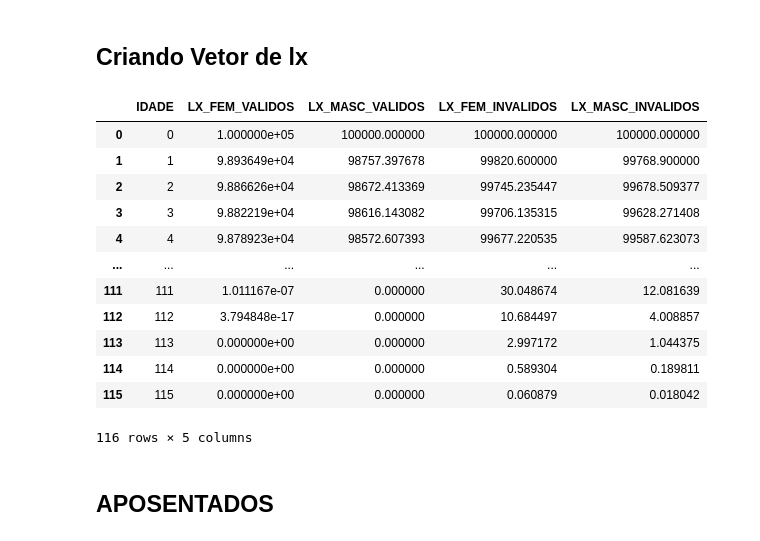
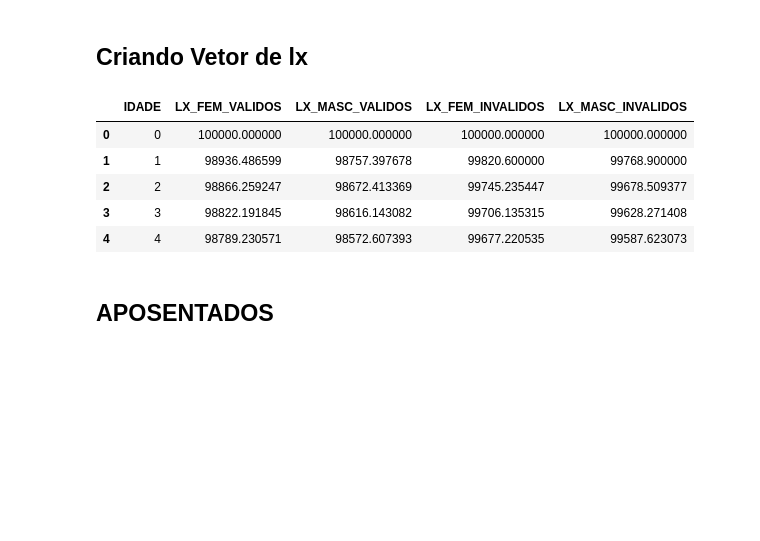
Before and after one commit to alexdesousapereira/CodigosTratamentoRPPS, a Jupyter notebook: PARTE2-CalculoDREAtuarial.ipynb, the cells around one changed output. Cells and saved outputs as stored; diff of their text form; code cells hidden in the pictures; blank space fills up the shorter version.

```diff
--- a/PARTE2-CalculoDREAtuarial.ipynb
+++ b/PARTE2-CalculoDREAtuarial.ipynb
@@ -104,21 +97,14 @@ for i in range(len(axs)):
 # %%
 lxs['IDADE'] = lxs['IDADE'].astype(int)
 # %%
-lxs
+lxs.head()
 # %% [output]
 |  | IDADE | LX_FEM_VALIDOS | LX_MASC_VALIDOS | LX_FEM_INVALIDOS | LX_MASC_INVALIDOS |
-| 0 | 0 | 1.000000e+05 | 100000.000000 | 100000.000000 | 100000.000000 |
-| 1 | 1 | 9.893649e+04 | 98757.397678 | 99820.600000 | 99768.900000 |
-| 2 | 2 | 9.886626e+04 | 98672.413369 | 99745.235447 | 99678.509377 |
-| 3 | 3 | 9.882219e+04 | 98616.143082 | 99706.135315 | 99628.271408 |
-| 4 | 4 | 9.878923e+04 | 98572.607393 | 99677.220535 | 99587.623073 |
-| ... | ... | ... | ... | ... | ... |
-| 111 | 111 | 1.011167e-07 | 0.000000 | 30.048674 | 12.081639 |
-| 112 | 112 | 3.794848e-17 | 0.000000 | 10.684497 | 4.008857 |
-| 113 | 113 | 0.000000e+00 | 0.000000 | 2.997172 | 1.044375 |
-| 114 | 114 | 0.000000e+00 | 0.000000 | 0.589304 | 0.189811 |
-| 115 | 115 | 0.000000e+00 | 0.000000 | 0.060879 | 0.018042 |
+| 0 | 0 | 100000.000000 | 100000.000000 | 100000.000000 | 100000.000000 |
+| 1 | 1 | 98936.486599 | 98757.397678 | 99820.600000 | 99768.900000 |
+| 2 | 2 | 98866.259247 | 98672.413369 | 99745.235447 | 99678.509377 |
+| 3 | 3 | 98822.191845 | 98616.143082 | 99706.135315 | 99628.271408 |
+| 4 | 4 | 98789.230571 | 98572.607393 | 99677.220535 | 99587.623073 |
-116 rows × 5 columns
 # %% [markdown]
 ## APOSENTADOS
 # %%
```
Also changed, not shown: parts of 24 cells of this notebook, 1 other file.
